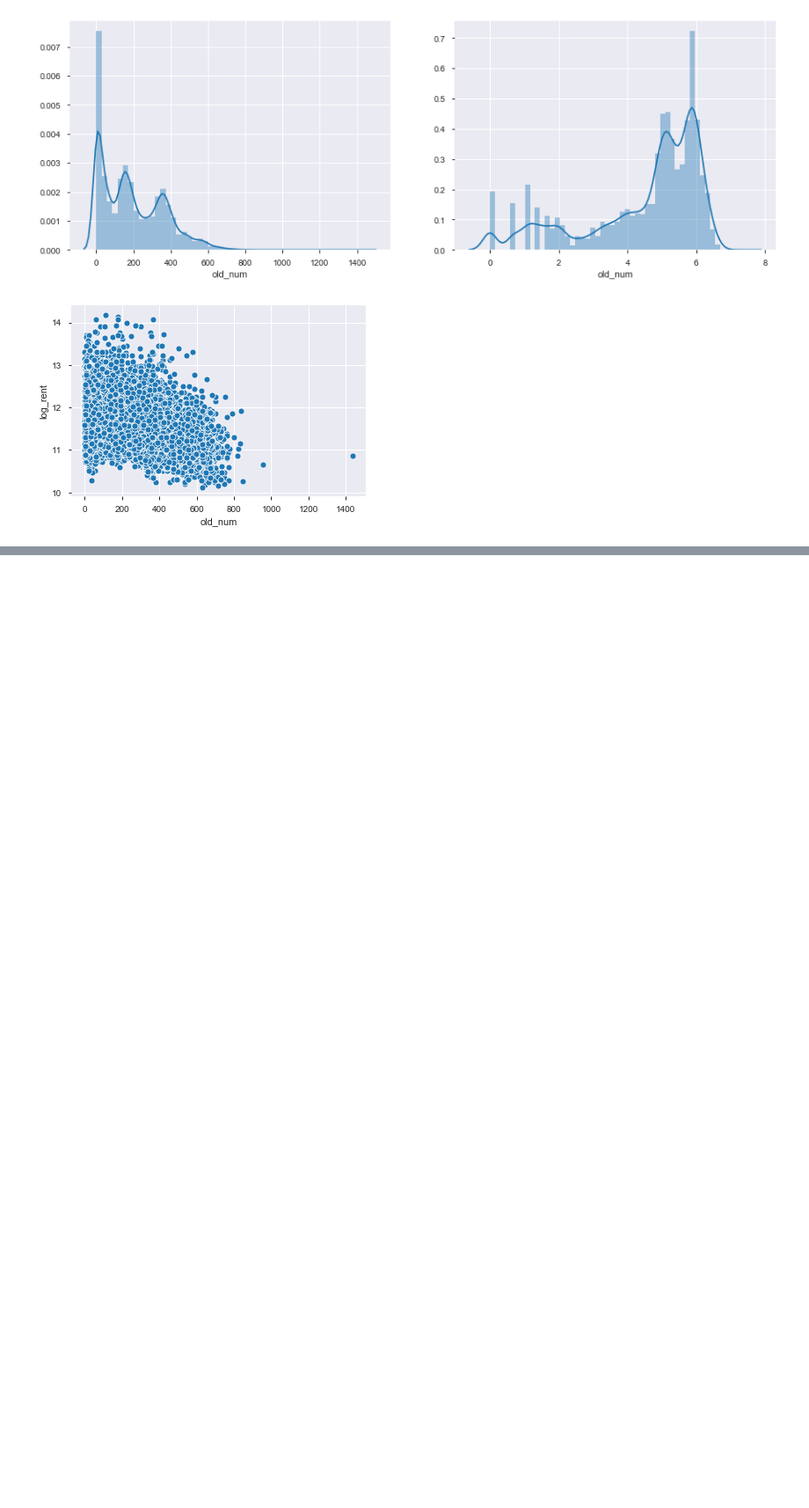
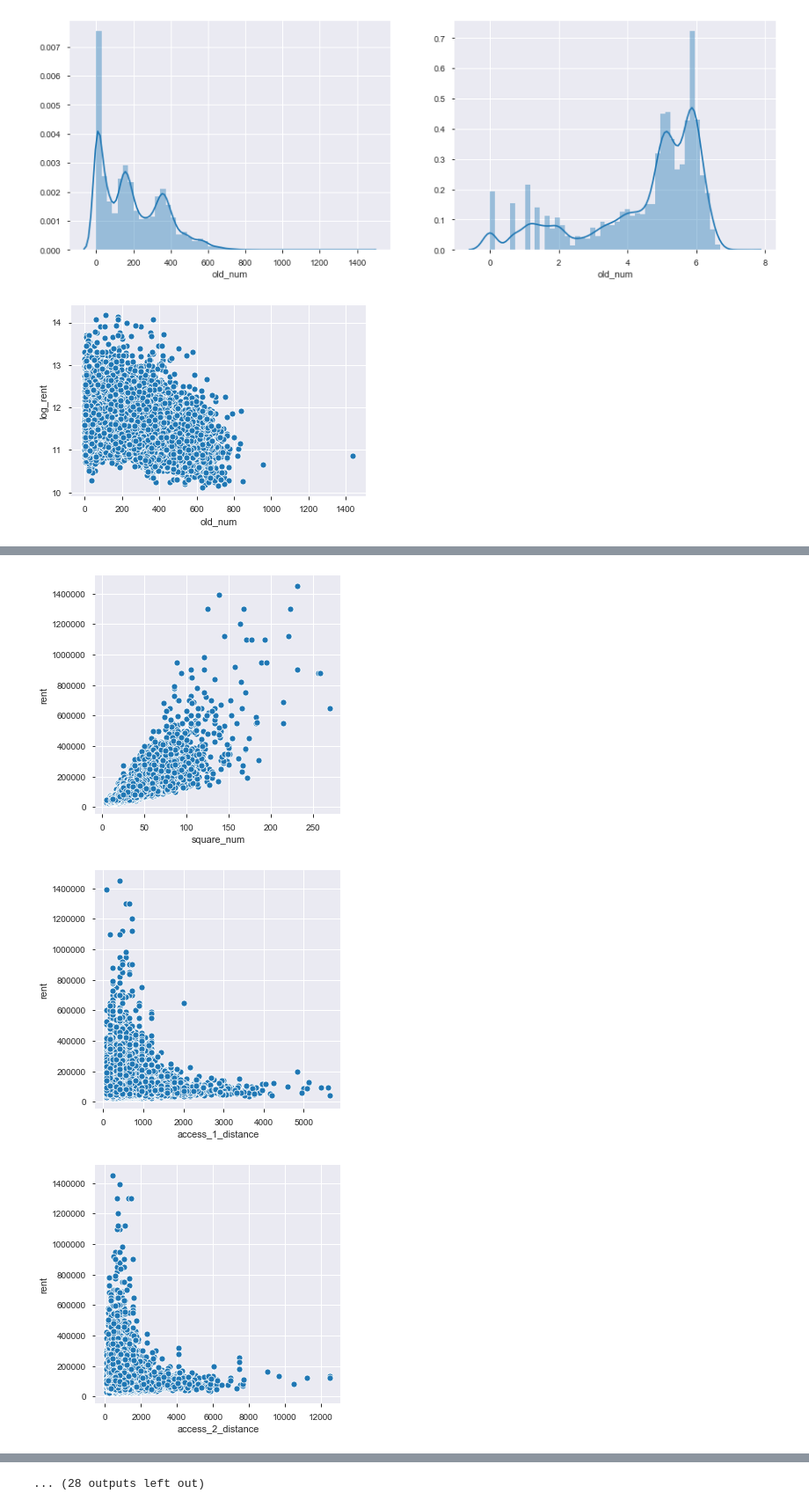
Before and after one commit to nsakki55/ml_note, a Jupyter notebook: signate/mynavi/code/EDA.ipynb, the cells around one changed output, grey strips where cells are left out. Shown at 88% size. Cells and saved outputs as stored; diff of their text form; code cells hidden in the pictures; blank space fills up the shorter version.

```diff
--- a/signate/mynavi/code/EDA.ipynb
+++ b/signate/mynavi/code/EDA.ipynb
@@ -729,0 +769,9 @@ train[train['id']==22248]
+# %%
+for col in continuous_cols:
+    plt.figure(figsize=(5,5))
+    sns.scatterplot(x=col,y='rent',data=train_feat4[train_feat4[col]!=-999])
+    plt.plot()
+# %% [output]
+[figure, added]
+[figure, added]
+[figure, added]
@@ -729,0 +787 @@ train[train['id']==22248]
+... (28 outputs left out)
```
Also changed, not shown: parts of 3 cells of this notebook, 3 other files.
